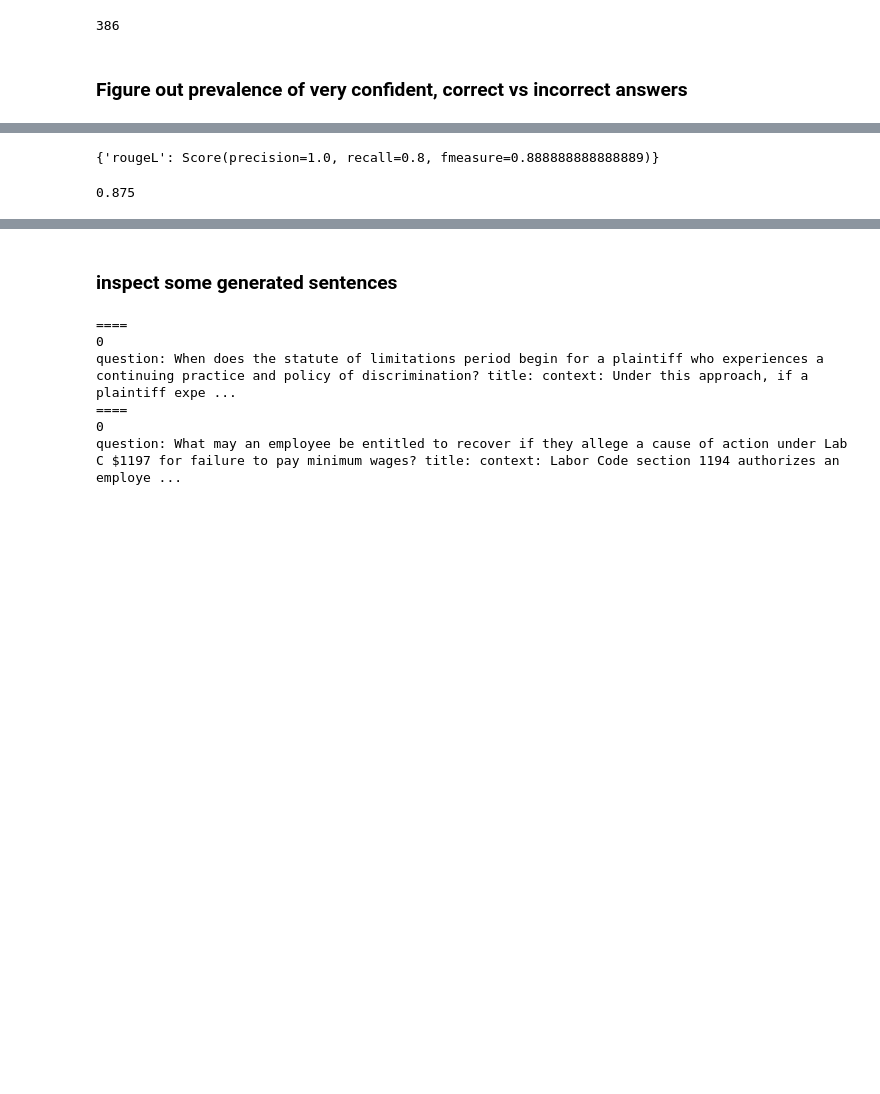
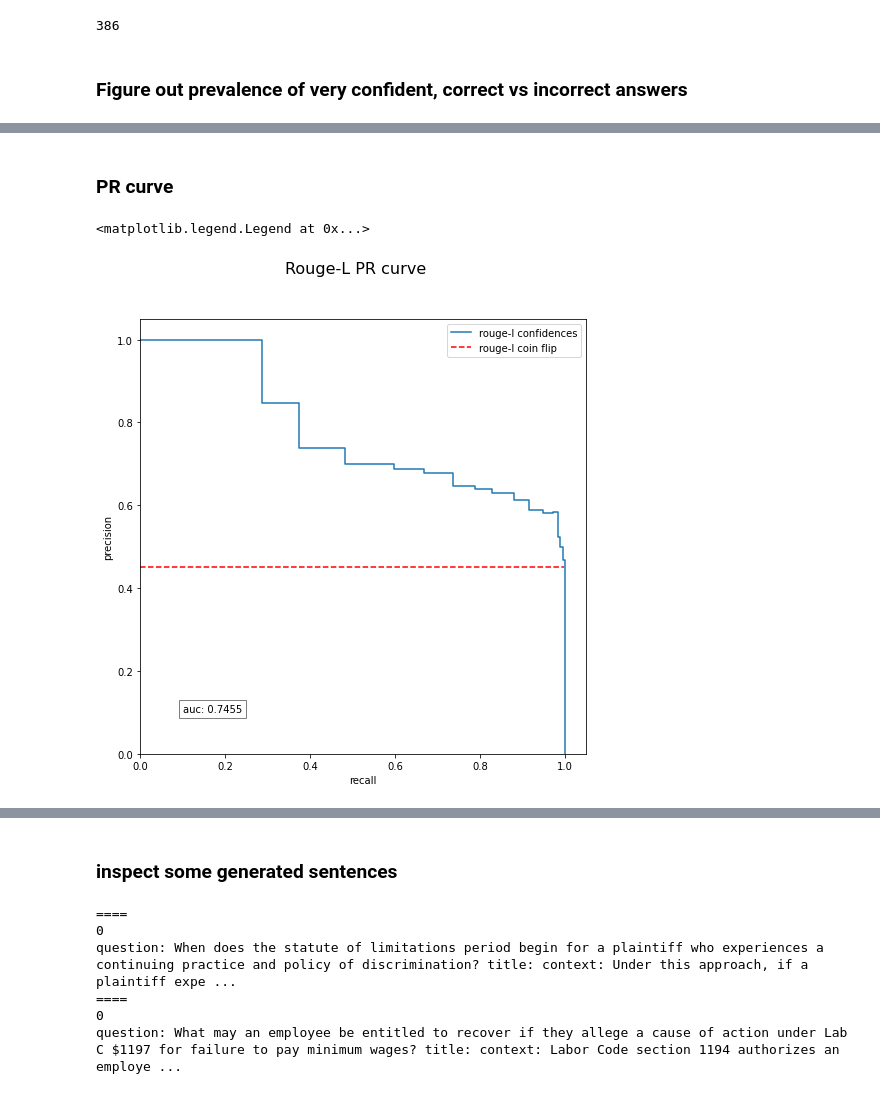
Before and after one commit to casetext/FiD, a Jupyter notebook: notebooks/FiD_confidence_thresholding.ipynb, the cells around one changed output, grey strips where cells are left out. Cells and saved outputs as stored; diff of their text form; code cells hidden in the pictures; blank space fills up the shorter version.

```diff
--- a/notebooks/FiD_confidence_thresholding.ipynb
+++ b/notebooks/FiD_confidence_thresholding.ipynb
@@ -470,0 +459,20 @@ true_positive + false_positive
+# %%
+threshold = 0.005
+
+label_scores = list(zip(y_true_rouge, y_scores_rouge))
+
+predicted_positive = [el for el in label_scores if el[1] <= threshold]
+predicted_negative = [el for el in label_scores if el[1] > threshold]
+
+true_positive = len([el for el in predicted_positive if el[0] == 0])
+false_positive = len([el for el in predicted_positive if el[0] == 1])
+
+true_negative = len([el for el in predicted_negative if el[0] == 1])
+false_negative = len([el for el in predicted_negative if el[0] == 0])
+
+precision = true_positive / (true_positive + false_positive)
+recall = true_positive / (true_positive + false_negative)
+
+
+print(f"precision: {precision}")
+print(f"recall: {recall}")
@@ -483,15 +495,2 @@ ratio_allowed_through
-# %%
-scorer = rouge_scorer.RougeScorer(['rougeL'], use_stemmer=True)
-scores = scorer.score('The quick brown fox jumps over the lazy dog',
-                      'The brown fox leaps over the lazy dog.')
-
-scores2 = scorer.score('The fox dog really jumps',
-                    'The fox dog jumps')
-
-scores2
-# %% [output]
-{'rougeL': Score(precision=1.0, recall=0.8, fmeasure=0.888888888888889)}
-# %%
-scores['rougeL'].precision
-# %% [output]
-0.875
+# %% [markdown]
+### PR curve
@@ -497,0 +522,27 @@ scores['rougeL'].precision
+# %%
+thresholds = np.linspace(0, 1, 101)
+
+precisions_rouge, recalls_rouge = obtain_p_and_r(y_true_rouge, y_scores_rouge, thresholds)
+precisions_exact, recalls_exact = obtain_p_and_r(y_true_exact, y_scores_exact, thresholds)
+
+precisions_rouge = [1.0] + precisions_rouge + [0.0]
+recalls_rouge = [0.0] + recalls_rouge + [1.0]
+
+precisions_exact = [1.0] + precisions_exact + [0.0]
+recalls_exact = [0.0] + recalls_exact + [1.0]
+# %%
+fig = plt.figure(figsize=(8,8), facecolor="white")
+fig.suptitle("Rouge-L PR curve", fontsize=16)
+ax = fig.add_subplot(111)
+
+ax.step(recalls_rouge, precisions_rouge, label="rouge-l confidences", where='post')
+plt.axhline(1 - sum(y_true_rouge) / len(y_true_rouge), xmin=0.0, xmax=0.95, linestyle='--', color="red", label="rouge-l coin flip")
+ax.set_xlim([0.0, 1.05])
+ax.set_ylim([0.0, 1.05])
+ax.set_xlabel("recall")
+ax.set_ylabel("precision")
+ax.text(0.1, 0.1, "auc: {:.4f}".format(auc(recalls_rouge, precisions_rouge)), bbox=dict(facecolor='white', alpha=0.5))
+ax.legend()
+# %% [output]
+<matplotlib.legend.Legend at 0x...>
+[figure, added]
```
Also changed, not shown: parts of 38 cells of this notebook.
